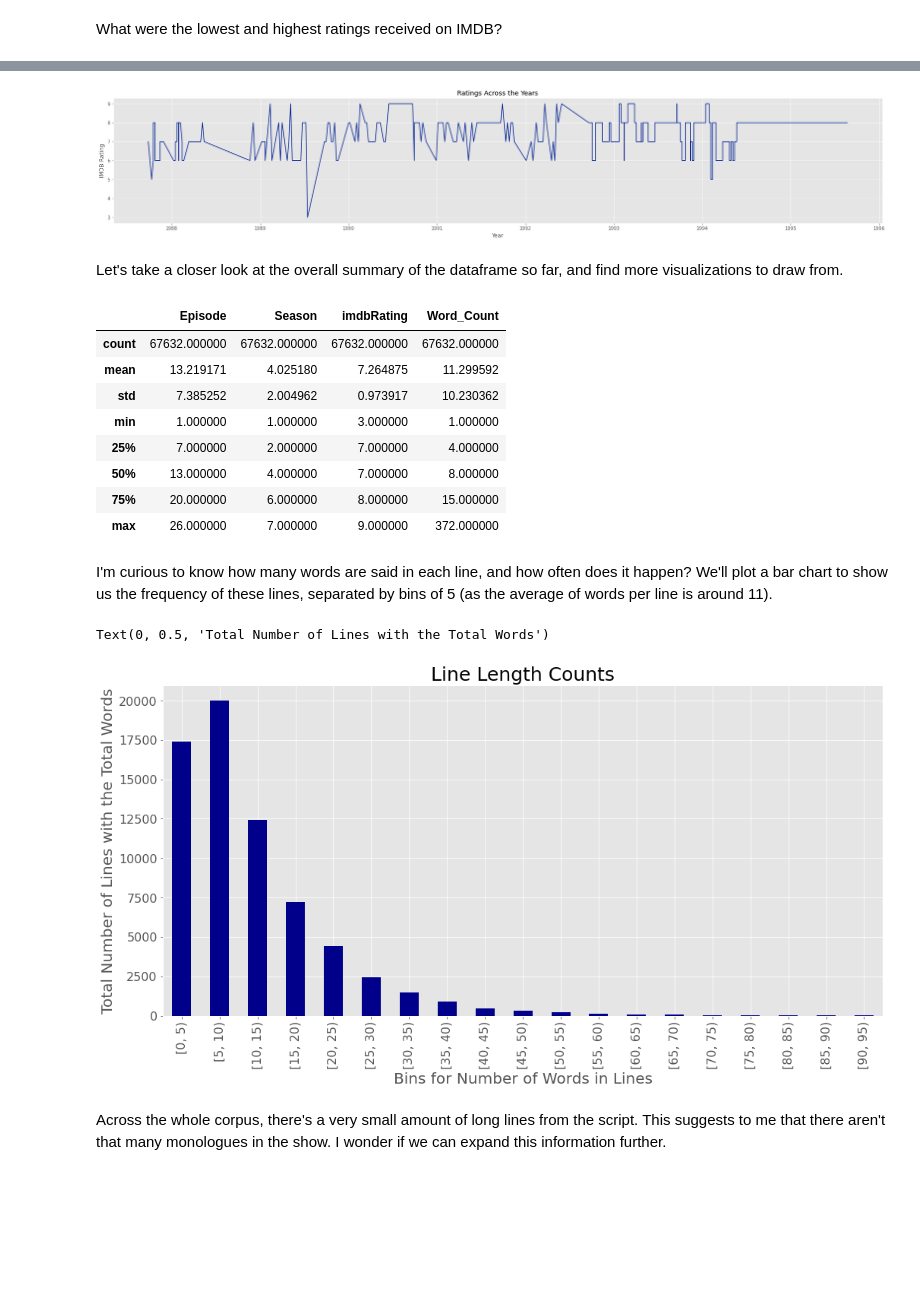
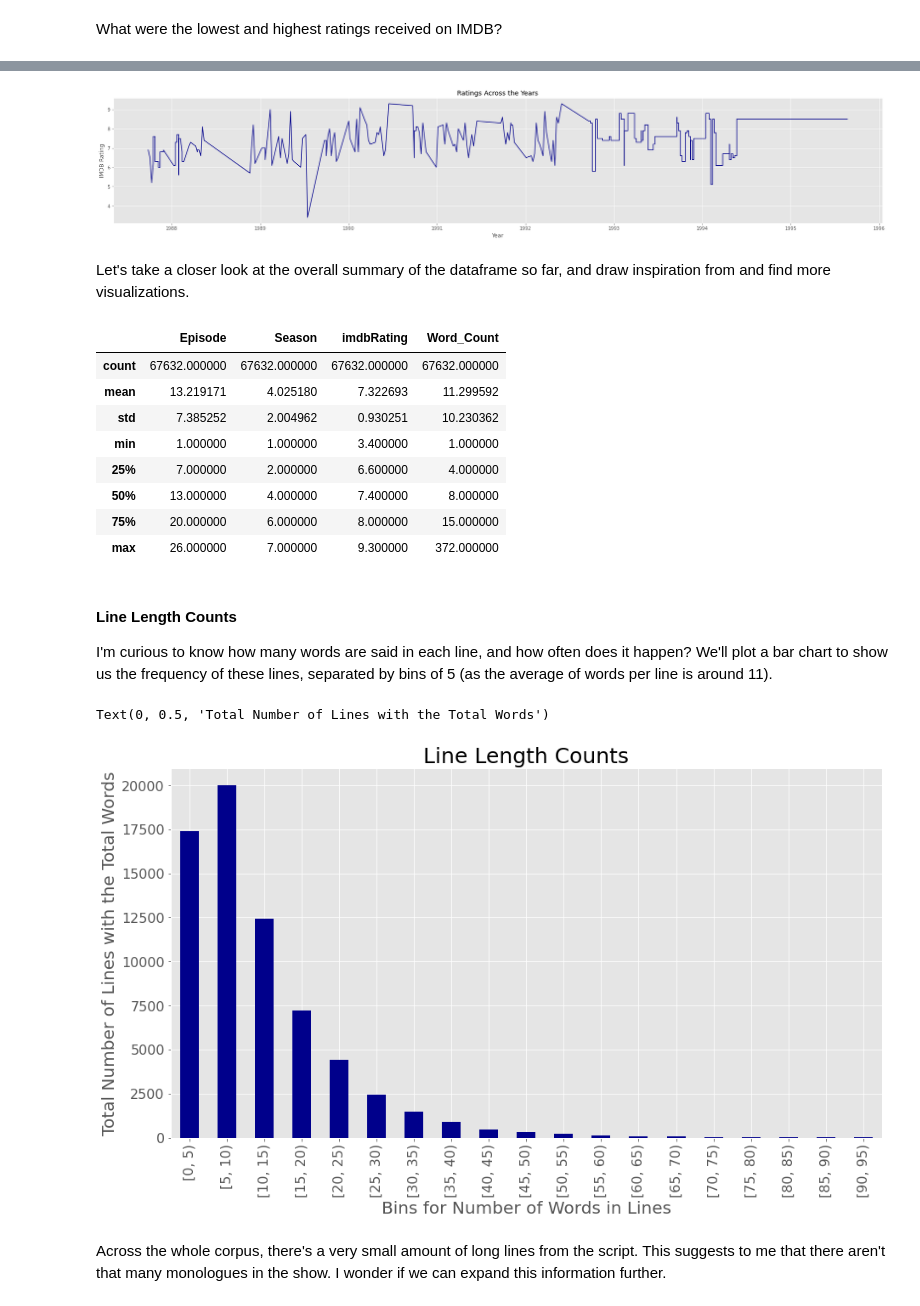
Before and after one commit to KatyaZeross/TrekPredict, a Jupyter notebook: Part1_StarTrek_CleaningEDA.ipynb, the cells around one changed output, grey strips where cells are left out. Cells and saved outputs as stored; diff of their text form; code cells hidden in the pictures; blank space fills up the shorter version.

Commit message:
cleaned MD and storytelling
- finalized the final dataframe so that it contains only the percentage totals and the ratings score (as a float)

```diff
--- a/Part1_StarTrek_CleaningEDA.ipynb
+++ b/Part1_StarTrek_CleaningEDA.ipynb
@@ -394,11 +389,11 @@ memory usage: 3.6+ MB
 # %% [markdown]
 In order to work with the `imdbRating` column for our future models, we'll convert this column to an integer in order to prepare it for preprocessing.
 # %%
-# rounding the imdb rating to ensure accuracy of the data
-StarTrek_df['imdbRating'] = round(StarTrek_df['imdbRating'])
+# # rounding the imdb rating to ensure accuracy of the data
+# StarTrek_df['imdbRating'] = round(StarTrek_df['imdbRating'])
 
-# assigning the imdb column to integer
-StarTrek_df['imdbRating'] = StarTrek_df['imdbRating'].astype('int')
+# # assigning the imdb column to integer
+# StarTrek_df['imdbRating'] = StarTrek_df['imdbRating'].astype('int')
 
-# sanity check
-StarTrek_df.head()
+# # sanity check
+# StarTrek_df.head()
@@ -693,0 +690,3 @@ plt.show()
+# %%
+# dropping the rows that contain an imdb rating less than 4 by the index placements
+StarTrek_df.drop(StarTrek_df.loc[18107:18618].index, inplace=True)
@@ -696,49 +701,51 @@ The distribution of the ratings on this dataset show a normally distributed plot
 # %%
 #plot the ratings count over the years
 plt.figure(figsize = (30,5))
-plt.plot(sorted(StarTrek_df['Released']), StarTrek_df['imdbRating'], color='#002193') # it's actually the number of ratings sum up for each year
+plt.plot(sorted(StarTrek_df['Released']), StarTrek_df['imdbRating'], color='darkblue') # it's actually the number of ratings sum up for each year
 plt.xlabel('Year')
 plt.ylabel('IMDB Rating')
 plt.title('Ratings Across the Years')
 plt.savefig("Time Series with Ratings")
 plt.show()
 # %% [output]
-[figure, old version]
+[figure, new version]
 # %% [markdown]
-Let's take a closer look at the overall summary of the dataframe so far, and find more visualizations to draw from.
+Let's take a closer look at the overall summary of the dataframe so far, and draw inspiration from and find more visualizations.
 # %%
 StarTrek_df.describe()
 # %% [output]
 |  | Episode | Season | imdbRating | Word_Count |
 | count | 67632.000000 | 67632.000000 | 67632.000000 | 67632.000000 |
-| mean | 13.219171 | 4.025180 | 7.264875 | 11.299592 |
-| std | 7.385252 | 2.004962 | 0.973917 | 10.230362 |
-| min | 1.000000 | 1.000000 | 3.000000 | 1.000000 |
-| 25% | 7.000000 | 2.000000 | 7.000000 | 4.000000 |
-| 50% | 13.000000 | 4.000000 | 7.000000 | 8.000000 |
+| mean | 13.219171 | 4.025180 | 7.322693 | 11.299592 |
+| std | 7.385252 | 2.004962 | 0.930251 | 10.230362 |
+| min | 1.000000 | 1.000000 | 3.400000 | 1.000000 |
+| 25% | 7.000000 | 2.000000 | 6.600000 | 4.000000 |
+| 50% | 13.000000 | 4.000000 | 7.400000 | 8.000000 |
 | 75% | 20.000000 | 6.000000 | 8.000000 | 15.000000 |
-| max | 26.000000 | 7.000000 | 9.000000 | 372.000000 |
+| max | 26.000000 | 7.000000 | 9.300000 | 372.000000 |
 # %% [markdown]
+#### Line Length Counts
+
 I'm curious to know how many words are said in each line, and how often does it happen? We'll plot a bar chart to show us the frequency of these lines, separated by bins of 5 (as the average of words per line is around 11).
 # %%
 # the distribution of length of lines
-fig = plt.figure(figsize=(17,8))
+fig = plt.figure(figsize=(15,8))
 ax = fig.add_subplot(111)
 # taking steps of 5
 step = 5
 # range up 100 words in one line
 bin_range = np.arange(0, 100, step)
 #cutting up the word counts into bins
 out, bins  = pd.cut(StarTrek_df['Word_Count'], bins=bin_range, include_lowest=True, right=False, retbins=True)
 # sort by the values
 out.value_counts(sort=False).plot.bar(color='darkblue')
 plt.title('Line Length Counts', size=25)
 plt.tick_params(labelsize=16)
 plt.xlabel('Bins for Number of Words in Lines', size=20)
 plt.ylabel('Total Number of Lines with the Total Words', size=20)
 # %% [output]
 Text(0, 0.5, 'Total Number of Lines with the Total Words')
-[figure, old version]
+[figure, new version]
 # %% [markdown]
 Across the whole corpus, there's a very small amount of long lines from the script. This suggests to me that there aren't that many monologues in the show. I wonder if we can expand this information further.
 # %%
```
Also changed, not shown: parts of 61 cells of this notebook, 9 other files.
